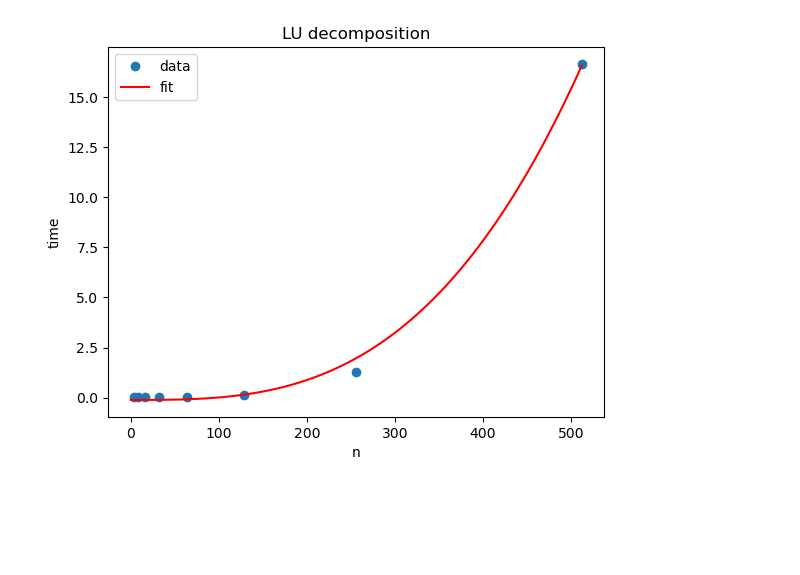
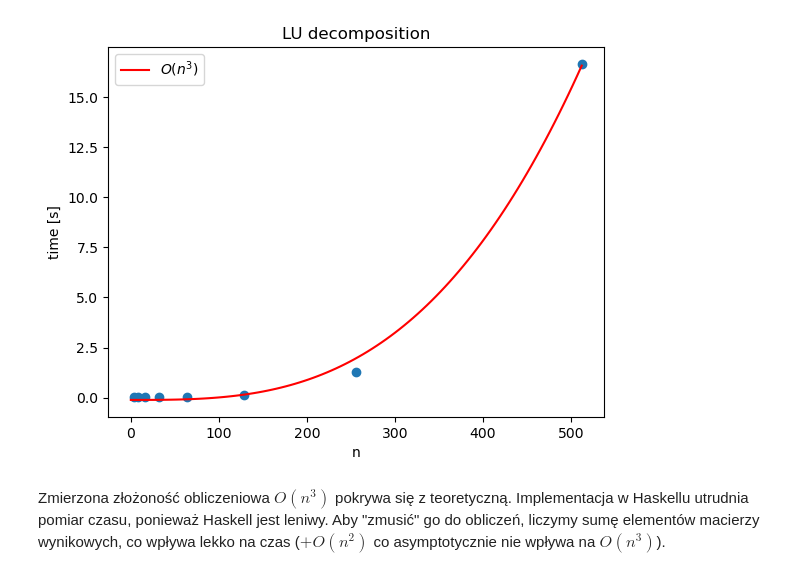
Before and after one commit to weed478/algomat, a Jupyter notebook: zad2/report.ipynb, the cells around one changed output. Saved outputs shown, nothing was run; the diff lists cells and outputs as text; code cells hidden in the pictures; blank space fills up the shorter version.

```diff
--- a/zad2/report.ipynb
+++ b/zad2/report.ipynb
@@ -6,22 +23,27 @@ import scipy.optimize
 # %%
 df = pd.read_csv('lu.txt.csv')
 
 def f(x, a, b):
     return a * x**3 + b
 
 x = df['n']
 y = df['time']
 popt, pcov = scipy.optimize.curve_fit(f, x, y)
 
-plt.plot(x, y, 'o', label='data')
+plt.plot(x, y, 'o')
 
 x = np.linspace(0, max(x), 100)
-plt.plot(x, f(x, *popt), 'r-', label='fit')
+plt.plot(x, f(x, *popt), 'r-', label='$O(n^3)$')
 
 plt.legend()
 plt.title('LU decomposition')
 plt.xlabel('n')
-plt.ylabel('time')
+plt.ylabel('time [s]')
 plt.show()
 # %% [output]
-[figure, old version]
+[figure, new version]
+# %% [markdown]
+Zmierzona złożoność obliczeniowa $O(n^3)$ pokrywa się z teoretyczną.
+Implementacja w Haskellu utrudnia pomiar czasu, ponieważ Haskell jest leniwy.
+Aby "zmusić" go do obliczeń, liczymy sumę elementów macierzy wynikowych,
+co wpływa lekko na czas ($+O(n^2)$ co asymptotycznie nie wpływa na $O(n^3)$).
```
Also changed, not shown: parts of 6 cells of this notebook.
